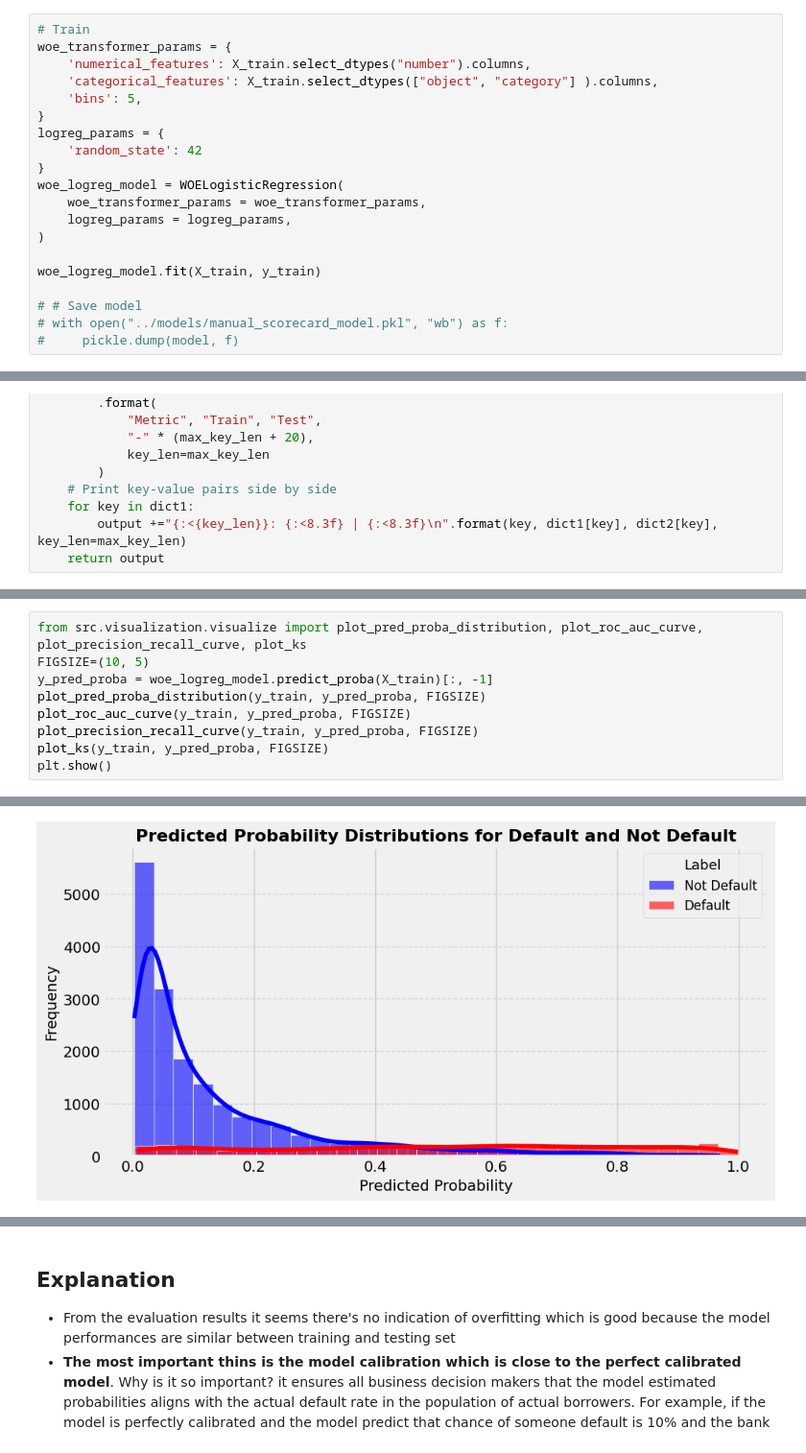
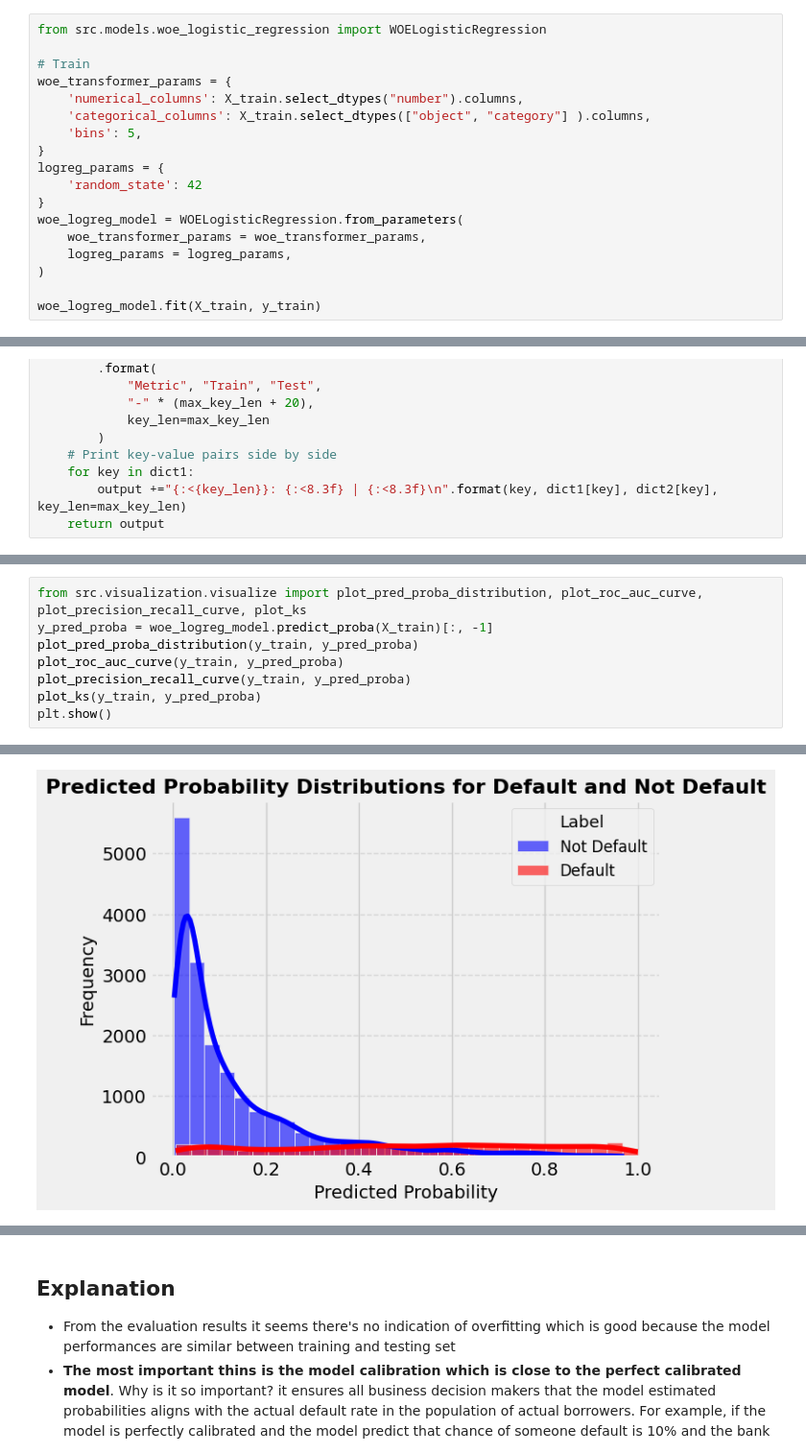
Before and after one commit to marcellinus-witarsah/credit-score-modelling-old, a Jupyter notebook: notebooks/20240611_credit_scorecard_manual.ipynb, the cells around one changed output, grey strips where cells are left out. Shown at 96% size. Saved outputs shown, nothing was run; the diff lists cells and outputs as text.

```diff
--- a/notebooks/20240611_credit_scorecard_manual.ipynb
+++ b/notebooks/20240611_credit_scorecard_manual.ipynb
@@ -945,21 +675,19 @@ class WOELogisticRegression(BaseEstimator):
 # %%
+from src.models.woe_logistic_regression import WOELogisticRegression
+
 # Train
 woe_transformer_params = {
-    'numerical_features': X_train.select_dtypes("number").columns,
-    'categorical_features': X_train.select_dtypes(["object", "category"] ).columns,
+    'numerical_columns': X_train.select_dtypes("number").columns,
+    'categorical_columns': X_train.select_dtypes(["object", "category"] ).columns,
     'bins': 5,
 }
 logreg_params = {
     'random_state': 42
 }
-woe_logreg_model = WOELogisticRegression(
+woe_logreg_model = WOELogisticRegression.from_parameters(
     woe_transformer_params = woe_transformer_params,
     logreg_params = logreg_params,
 )
 
 woe_logreg_model.fit(X_train, y_train)
-
-# # Save model
-# with open("../models/manual_scorecard_model.pkl", "wb") as f:
-#     pickle.dump(model, f)
 # %% [output]
@@ -1085,10 +806,9 @@ ks     : 0.615    | 0.613
 # %%
 from src.visualization.visualize import plot_pred_proba_distribution, plot_roc_auc_curve, plot_precision_recall_curve, plot_ks
-FIGSIZE=(10, 5)
 y_pred_proba = woe_logreg_model.predict_proba(X_train)[:, -1]
-plot_pred_proba_distribution(y_train, y_pred_proba, FIGSIZE)
-plot_roc_auc_curve(y_train, y_pred_proba, FIGSIZE)
-plot_precision_recall_curve(y_train, y_pred_proba, FIGSIZE)
-plot_ks(y_train, y_pred_proba, FIGSIZE)
+plot_pred_proba_distribution(y_train, y_pred_proba)
+plot_roc_auc_curve(y_train, y_pred_proba)
+plot_precision_recall_curve(y_train, y_pred_proba)
+plot_ks(y_train, y_pred_proba)
 plt.show()
 # %% [output]
@@ -1095 +816 @@ plt.show()
-[figure, old version]
+[figure, new version]
```
Also changed, not shown: parts of 25 cells of this notebook, 7 other files.
